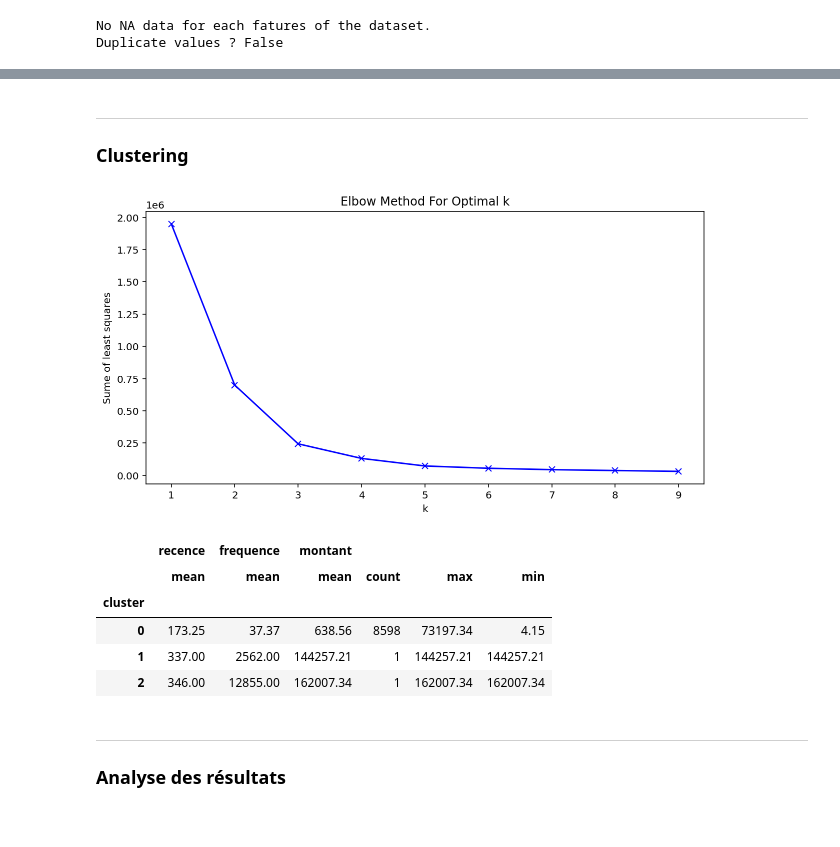
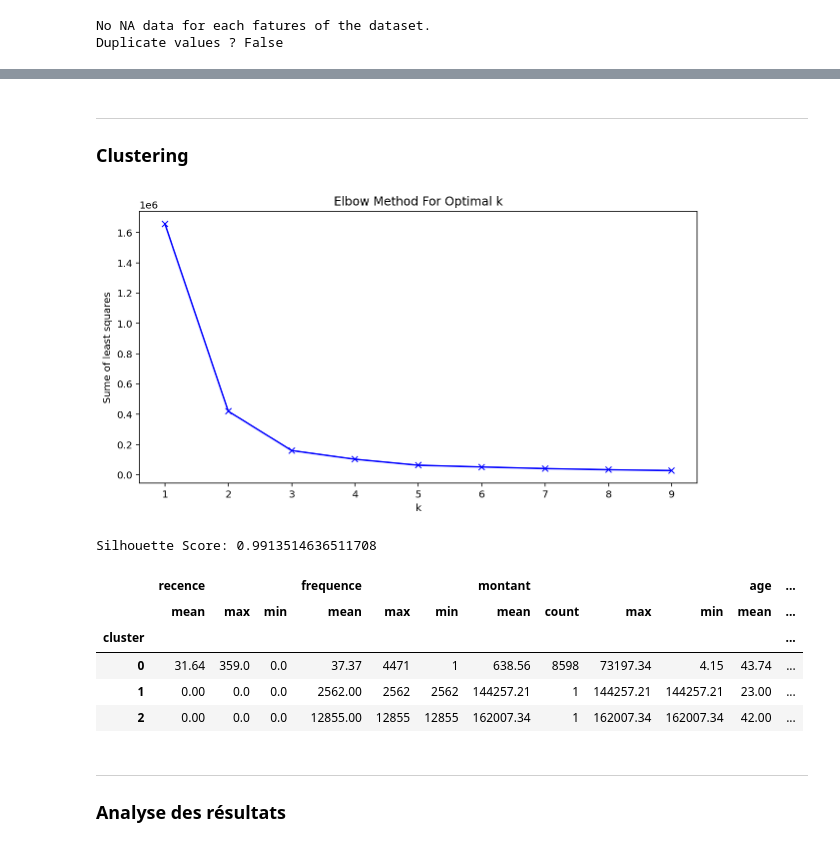
Before and after one commit to theoprovost/categorisation_client, a Jupyter notebook: P03_rapport.ipynb, the cells around one changed output, grey strips where cells are left out. Cells and saved outputs as stored; diff of their text form; code cells hidden in the pictures.

```diff
--- a/P03_rapport.ipynb
+++ b/P03_rapport.ipynb
@@ -87 +98,4 @@ Duplicate values ? False
+# %%
+# Add age
+dataset['age'] = 2022 - dataset['birth']
 # %%
@@ -221,48 +259,55 @@ plt.show()
 # %% [markdown]
 ----
-### Clustering
+### Clustering <a name="clustering"></a>
 # %%
 from sklearn.cluster import KMeans
+
+X = scaled_data.drop(labels=['frequence', 'tranche_age', 1], axis=1)
 
 sum_least_squares = []
 K = range(1, 10)
 
 for k in K:
     km = KMeans(n_clusters=k)
-    km = km.fit(scaled_data)
+    km = km.fit(X)
     sum_least_squares.append(km.inertia_)
 
 plt.figure(figsize=(10, 5))
 plt.plot(K, sum_least_squares, 'bx-')
 plt.xlabel('k')
 plt.ylabel('Sume of least squares')
 plt.title('Elbow Method For Optimal k')
+
 plt.show()
 # %% [output]
-[figure, old version]
+[figure, new version]
 # %%
 from sklearn.metrics import silhouette_score
 
-X = scaled_data
-
 model = KMeans(n_clusters=3)
 model.fit(X)
+y_predict = model.predict(X)
 
-#score = silhouette_score(X, model.labels_, metric='euclidean')
-#print(f'Silhouette Score: {score}')
+score = silhouette_score(X, model.labels_, metric='euclidean')
+print(f'Silhouette Score: {score}')
 
 dataset_client["cluster"] = model.labels_
 dataset_client.groupby('cluster').agg({
-    'recence': 'mean',
-    'frequence':'mean',
-    'montant':['mean', 'count', 'max', 'min']}).round(2)
+    'recence': ['mean', 'max', 'min'],
+    'frequence':['mean', 'max', 'min'],
+    'montant':['mean', 'count', 'max', 'min'],
+    'age': ['mean', 'max', 'min'],
+    0: ['mean', 'max', 'min'],
+    2: ['mean', 'max', 'min'],
+}).round(2)
 # %% [output]
+Silhouette Score: 0.9913514636511708
-|  | recence | frequence | montant |  |  |  |
-|  | mean | mean | mean | count | max | min |
-| cluster |  |  |  |  |  |  |
-| 0 | 173.25 | 37.37 | 638.56 | 8598 | 73197.34 | 4.15 |
-| 1 | 337.00 | 2562.00 | 144257.21 | 1 | 144257.21 | 144257.21 |
-| 2 | 346.00 | 12855.00 | 162007.34 | 1 | 162007.34 | 162007.34 |
+|  | recence |  |  | frequence |  |  | montant |  |  |  | age | ... |
+|  | mean | max | min | mean | max | min | mean | count | max | min | mean | ... |
+| cluster |  |  |  |  |  |  |  |  |  |  |  | ... |
+| 0 | 31.64 | 359.0 | 0.0 | 37.37 | 4471 | 1 | 638.56 | 8598 | 73197.34 | 4.15 | 43.74 | ... |
+| 1 | 0.00 | 0.0 | 0.0 | 2562.00 | 2562 | 2562 | 144257.21 | 1 | 144257.21 | 144257.21 | 23.00 | ... |
+| 2 | 0.00 | 0.0 | 0.0 | 12855.00 | 12855 | 12855 | 162007.34 | 1 | 162007.34 | 162007.34 | 42.00 | ... |
 # %% [markdown]
 -----
-### Analyse des résultats
+### Analyse des résultats <a name="analyse"></a>
```
Also changed, not shown: parts of 17 cells of this notebook.
